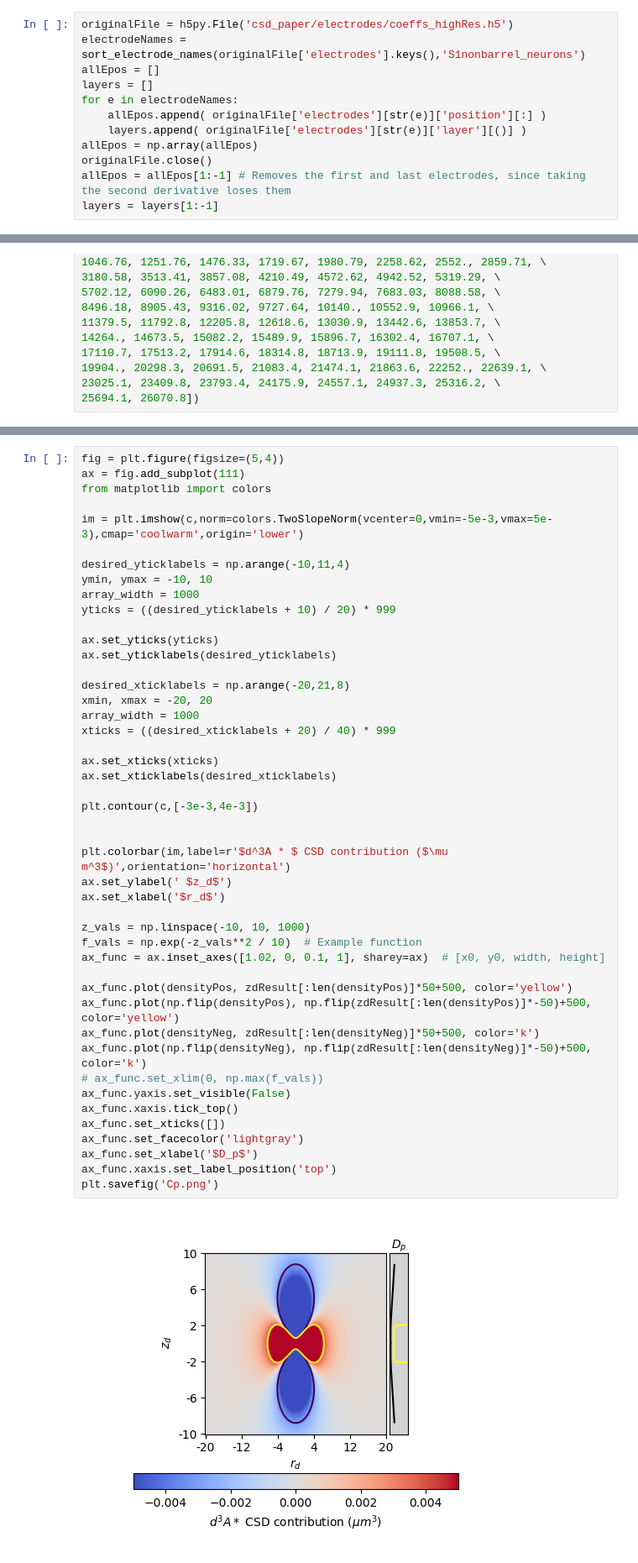
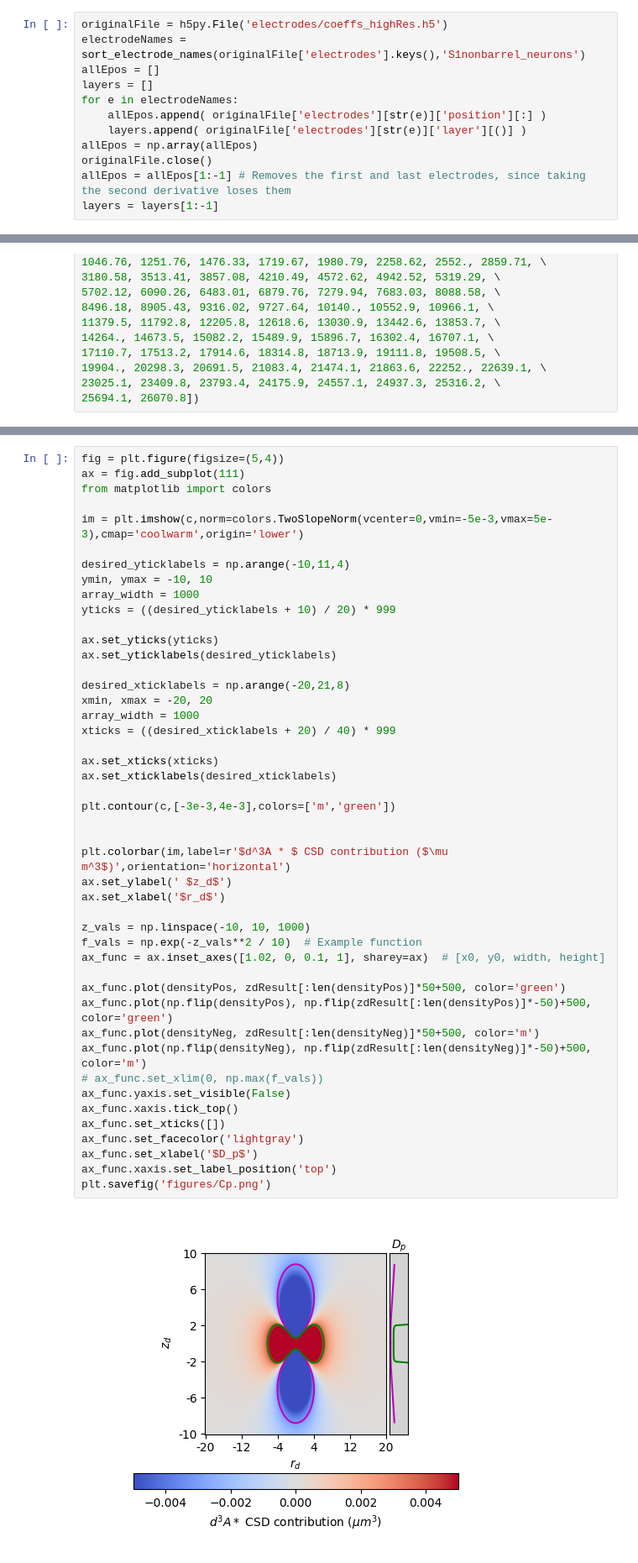
Before and after one commit to joseph-tharayil/csd_paper, a Jupyter notebook: derivativeHistograms.ipynb, the cells around one changed output, grey strips where cells are left out. Shown: that part at 84% size. Cells and saved outputs as stored; diff of their text form.

Commit message:
Updates histogram figure

```diff
--- a/derivativeHistograms.ipynb
+++ b/derivativeHistograms.ipynb
@@ -15,7 +15,7 @@ f = h5py.File(fname)
 # %% [markdown]
 ### Loads the electrode positions from the H5 file containing the LFP coefficients
 # %%
-originalFile = h5py.File('csd_paper/electrodes/coeffs_highRes.h5')
+originalFile = h5py.File('electrodes/coeffs_highRes.h5')
 electrodeNames = sort_electrode_names(originalFile['electrodes'].keys(),'S1nonbarrel_neurons')
 allEpos = []
 layers = []
@@ -396,37 +387,37 @@ yticks = ((desired_yticklabels + 10) / 20) * 999
 
 ax.set_yticks(yticks)
 ax.set_yticklabels(desired_yticklabels)
 
 desired_xticklabels = np.arange(-20,21,8)
 xmin, xmax = -20, 20
 array_width = 1000
 xticks = ((desired_xticklabels + 20) / 40) * 999
 
 ax.set_xticks(xticks)
 ax.set_xticklabels(desired_xticklabels)
 
-plt.contour(c,[-3e-3,4e-3])
+plt.contour(c,[-3e-3,4e-3],colors=['m','green'])
 
 
 plt.colorbar(im,label=r'$d^3A * $ CSD contribution ($\mu m^3$)',orientation='horizontal')
 ax.set_ylabel(' $z_d$')
 ax.set_xlabel('$r_d$')
 
 z_vals = np.linspace(-10, 10, 1000)
 f_vals = np.exp(-z_vals**2 / 10)  # Example function
 ax_func = ax.inset_axes([1.02, 0, 0.1, 1], sharey=ax)  # [x0, y0, width, height]
 
-ax_func.plot(densityPos, zdResult[:len(densityPos)]*50+500, color='yellow')
-ax_func.plot(np.flip(densityPos), np.flip(zdResult[:len(densityPos)]*-50)+500, color='yellow')
-ax_func.plot(densityNeg, zdResult[:len(densityNeg)]*50+500, color='k')
-ax_func.plot(np.flip(densityNeg), np.flip(zdResult[:len(densityNeg)]*-50)+500, color='k')
+ax_func.plot(densityPos, zdResult[:len(densityPos)]*50+500, color='green')
+ax_func.plot(np.flip(densityPos), np.flip(zdResult[:len(densityPos)]*-50)+500, color='green')
+ax_func.plot(densityNeg, zdResult[:len(densityNeg)]*50+500, color='m')
+ax_func.plot(np.flip(densityNeg), np.flip(zdResult[:len(densityNeg)]*-50)+500, color='m')
 # ax_func.set_xlim(0, np.max(f_vals))
 ax_func.yaxis.set_visible(False)
 ax_func.xaxis.tick_top()
 ax_func.set_xticks([])
 ax_func.set_facecolor('lightgray')
 ax_func.set_xlabel('$D_p$')
 ax_func.xaxis.set_label_position('top')
-plt.savefig('Cp.png')
+plt.savefig('figures/Cp.png')
 # %% [output]
-[figure, old version]
+[figure, new version]
```
Also changed, not shown: parts of 19 cells of this notebook.
